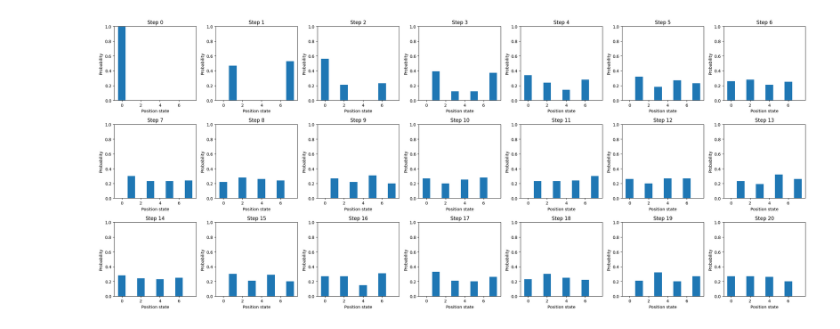
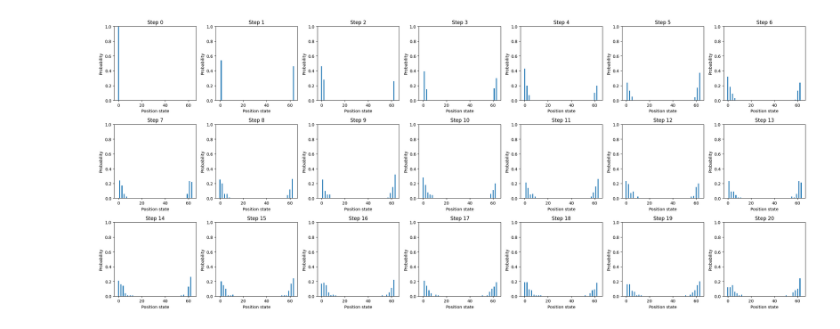
Before and after one commit to Toshihide-Sakao/DA150X-Qauntum-Szegedy-Walk, a Jupyter notebook: clasic_rwalk/crw_evol.ipynb, the cells around one changed output. Cells and saved outputs as stored; diff of their text form; code cells hidden in the pictures.

```diff
--- a/clasic_rwalk/crw_evol.ipynb
+++ b/clasic_rwalk/crw_evol.ipynb
@@ -49,9 +49,9 @@ def plot_prob(graph_size, steps):
     plt.tight_layout()
     plt.show()
 # %%
-plot_prob(8, 20)
+plot_prob(2**6, 20)
 # %% [output]
-[figure, old version]
+[figure, new version]
 # %%
 def plot_step(graph_size, steps):
     steps = steps + 1
```
Also changed, not shown: parts of 1 cell of this notebook, 1 other file.
